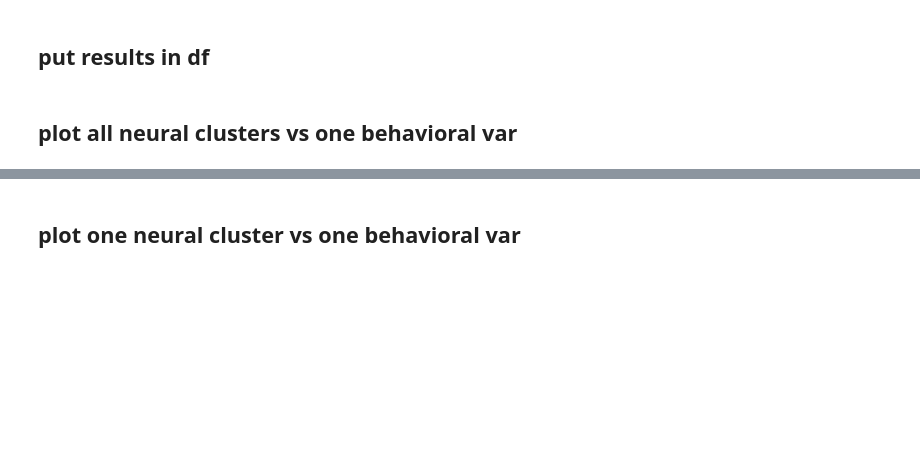
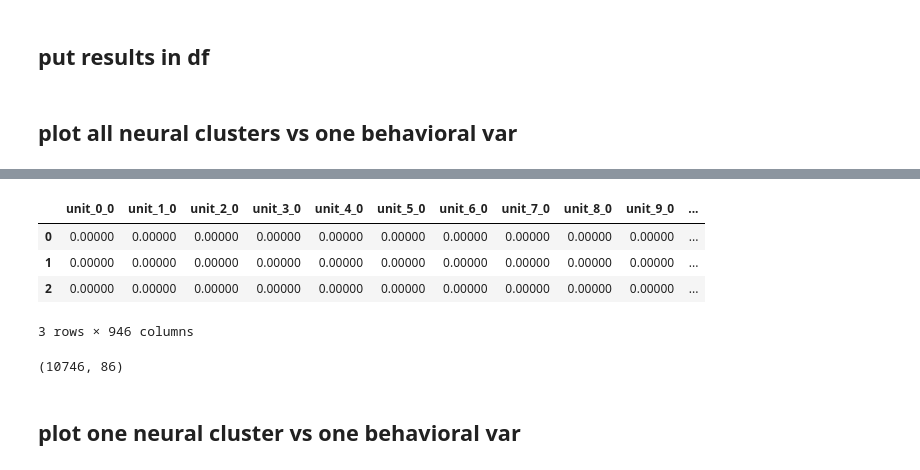
Before and after one commit to CiciDu/multiff_analysis, a Jupyter notebook: notebooks/neural_data_analysis/decoding_current_targets.ipynb, the cells around one changed output, grey strips where cells are left out. Saved outputs shown, nothing was run; the diff lists cells and outputs as text; code cells hidden in the pictures; blank space fills up the shorter version.

```diff
--- a/notebooks/neural_data_analysis/decoding_current_targets.ipynb
+++ b/notebooks/neural_data_analysis/decoding_current_targets.ipynb
@@ -119,0 +509,8 @@ dec.y_var_lags_reduced['bin'] = dec.y_var_lags_reduced['bin_5']
+# %%
+dec.x_var_lags.head(3)
+# %% [output]
+|  | unit_0_0 | unit_1_0 | unit_2_0 | unit_3_0 | unit_4_0 | unit_5_0 | unit_6_0 | unit_7_0 | unit_8_0 | unit_9_0 | ... |
+| 0 | 0.00000 | 0.00000 | 0.00000 | 0.00000 | 0.00000 | 0.00000 | 0.00000 | 0.00000 | 0.00000 | 0.00000 | ... |
+| 1 | 0.00000 | 0.00000 | 0.00000 | 0.00000 | 0.00000 | 0.00000 | 0.00000 | 0.00000 | 0.00000 | 0.00000 | ... |
+| 2 | 0.00000 | 0.00000 | 0.00000 | 0.00000 | 0.00000 | 0.00000 | 0.00000 | 0.00000 | 0.00000 | 0.00000 | ... |
+3 rows × 946 columns
@@ -119,0 +523,4 @@ dec.y_var_lags_reduced['bin'] = dec.y_var_lags_reduced['bin_5']
+# %%
+dec.x_var.shape
+# %% [output]
+(10746, 86)
```
Also changed, not shown: parts of 107 cells of this notebook, 24 other files.
